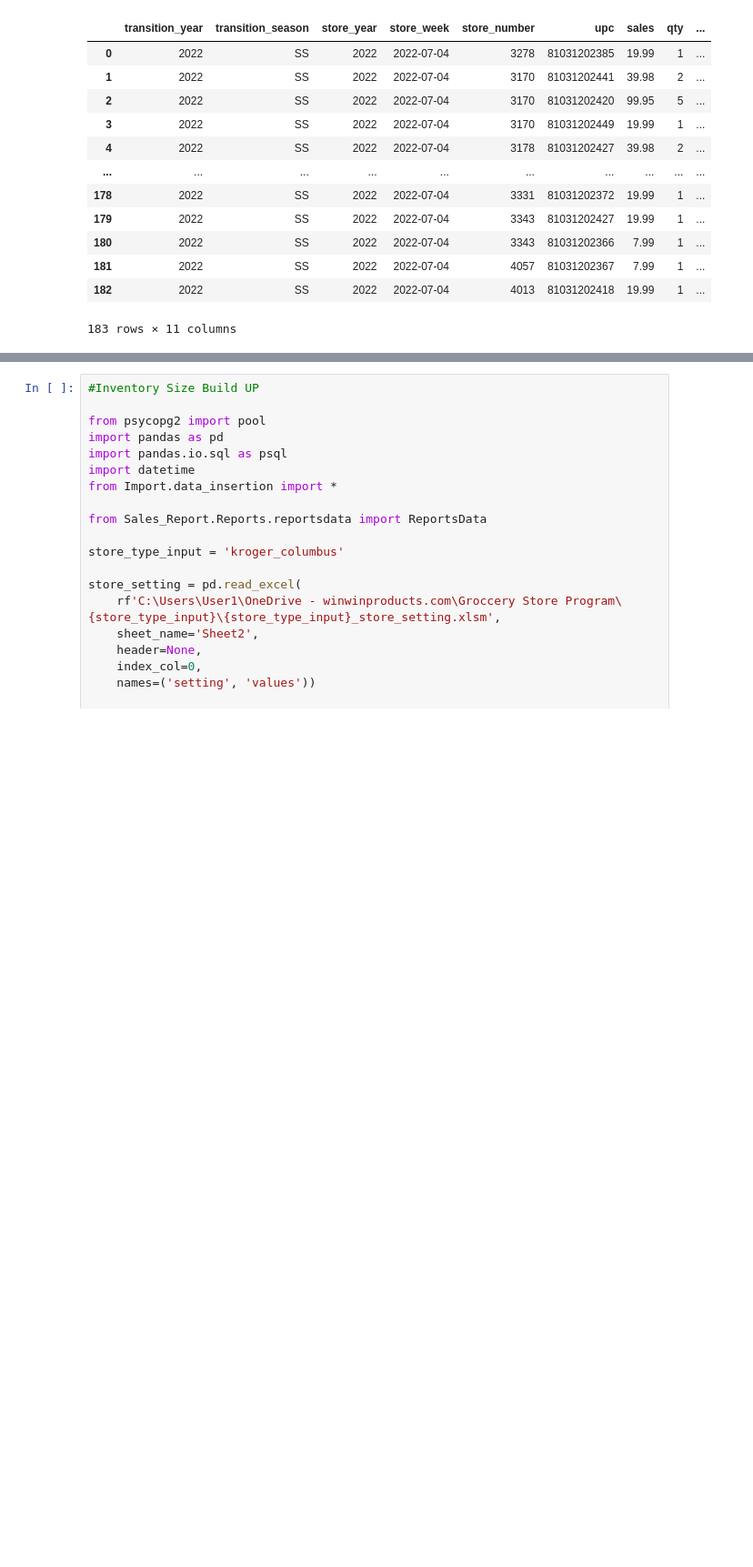
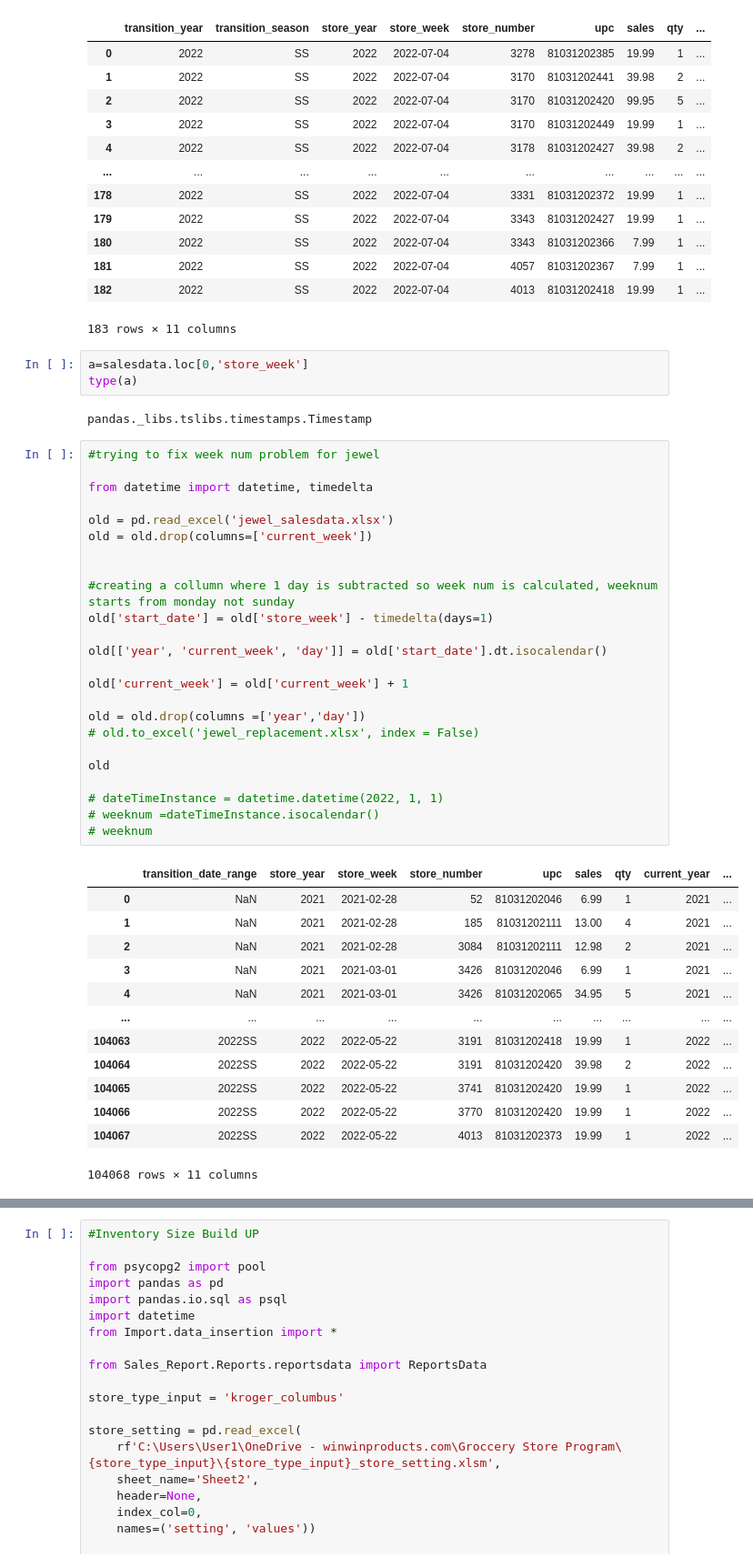
Before and after one commit to livethinktrade/Replenishment_Program, a Jupyter notebook: Replenishment/playground.ipynb, the cells around one changed output, grey strips where cells are left out. Shown: that part at 91% size. Drawn from its saved outputs; the diff is of its cells as text; blank space fills up the shorter version.

```diff
--- a/Replenishment/playground.ipynb
+++ b/Replenishment/playground.ipynb
@@ -223,3 +235,46 @@ salesdata
 | 181 | 2022 | SS | 2022 | 2022-07-04 | 4057 | 81031202367 | 7.99 | 1 | ... |
 | 182 | 2022 | SS | 2022 | 2022-07-04 | 4013 | 81031202418 | 19.99 | 1 | ... |
 183 rows × 11 columns
+# %%
+a=salesdata.loc[0,'store_week']
+type(a)
+# %% [output]
+pandas._libs.tslibs.timestamps.Timestamp
+# %%
+#trying to fix week num problem for jewel
+
+from datetime import datetime, timedelta
+
+old = pd.read_excel('jewel_salesdata.xlsx')
+old = old.drop(columns=['current_week'])
+
+
+#creating a collumn where 1 day is subtracted so week num is calculated, weeknum starts from monday not sunday
+old['start_date'] = old['store_week'] - timedelta(days=1)
+
+old[['year', 'current_week', 'day']] = old['start_date'].dt.isocalendar()
+
+old['current_week'] = old['current_week'] + 1
+
+old = old.drop(columns =['year','day'])
+# old.to_excel('jewel_replacement.xlsx', index = False)
+
+old
+
+# dateTimeInstance = datetime.datetime(2022, 1, 1)
+# weeknum =dateTimeInstance.isocalendar()
+# weeknum
+# %% [output]
+|  | transition_date_range | store_year | store_week | store_number | upc | sales | qty | current_year | ... |
+| 0 | NaN | 2021 | 2021-02-28 | 52 | 81031202046 | 6.99 | 1 | 2021 | ... |
+| 1 | NaN | 2021 | 2021-02-28 | 185 | 81031202111 | 13.00 | 4 | 2021 | ... |
+| 2 | NaN | 2021 | 2021-02-28 | 3084 | 81031202111 | 12.98 | 2 | 2021 | ... |
+| 3 | NaN | 2021 | 2021-03-01 | 3426 | 81031202046 | 6.99 | 1 | 2021 | ... |
+| 4 | NaN | 2021 | 2021-03-01 | 3426 | 81031202065 | 34.95 | 5 | 2021 | ... |
+| ... | ... | ... | ... | ... | ... | ... | ... | ... | ... |
+| 104063 | 2022SS | 2022 | 2022-05-22 | 3191 | 81031202418 | 19.99 | 1 | 2022 | ... |
+| 104064 | 2022SS | 2022 | 2022-05-22 | 3191 | 81031202420 | 39.98 | 2 | 2022 | ... |
+| 104065 | 2022SS | 2022 | 2022-05-22 | 3741 | 81031202420 | 19.99 | 1 | 2022 | ... |
+| 104066 | 2022SS | 2022 | 2022-05-22 | 3770 | 81031202420 | 19.99 | 1 | 2022 | ... |
+| 104067 | 2022SS | 2022 | 2022-05-22 | 4013 | 81031202373 | 19.99 | 1 | 2022 | ... |
+104068 rows × 11 columns
```
Also changed, not shown: parts of 11 cells of this notebook, 16 other files.
